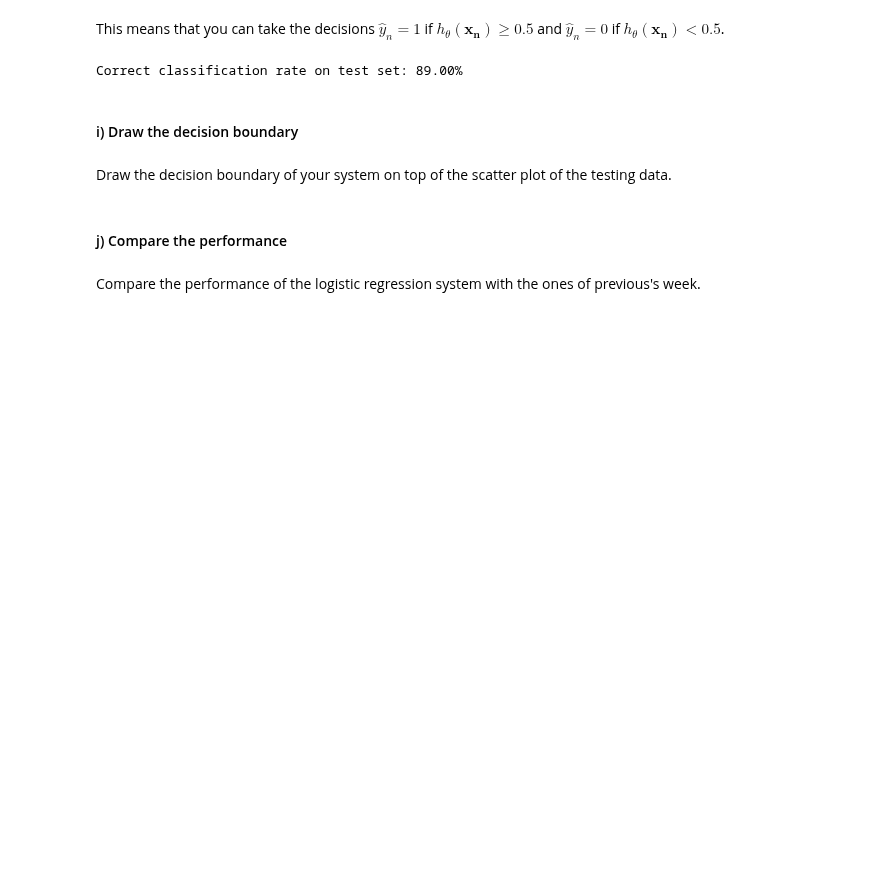
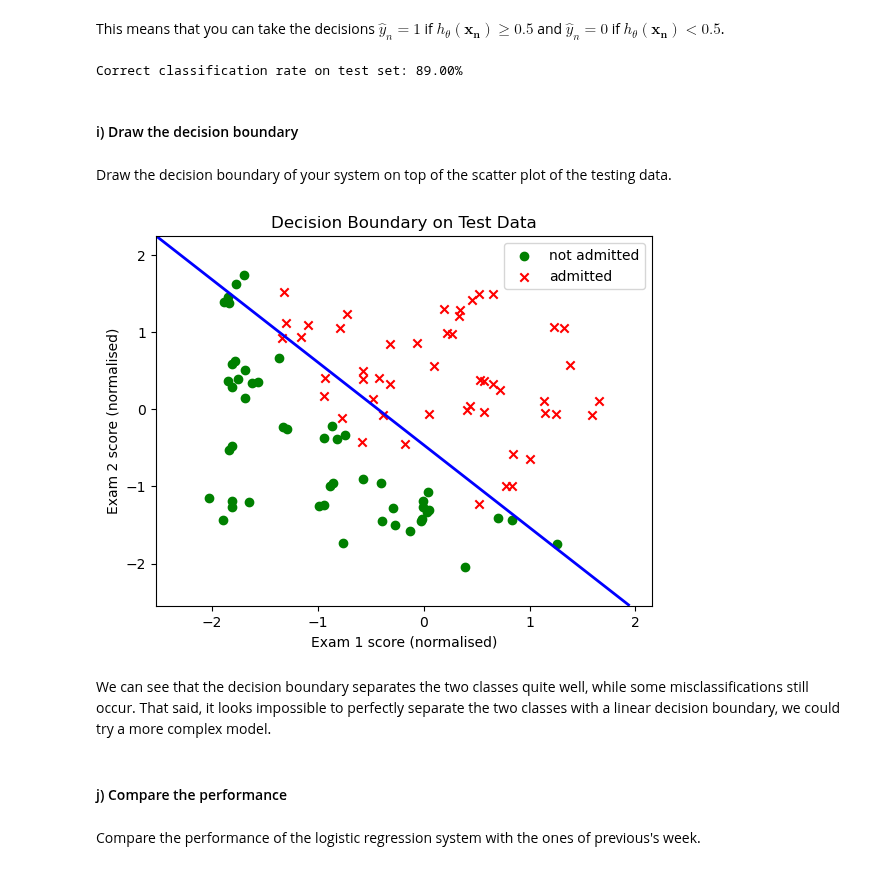
Before and after one commit to evarayHEIG/machle_labs, a Jupyter notebook: pw6/ex1-logistic-regression/ex1-logistic-regression-stud.ipynb, the cells around one changed output. Cells and saved outputs as stored; diff of their text form; code cells hidden in the pictures; blank space fills up the shorter version.

```diff
--- a/pw6/ex1-logistic-regression/ex1-logistic-regression-stud.ipynb
+++ b/pw6/ex1-logistic-regression/ex1-logistic-regression-stud.ipynb
@@ -185,6 +188,30 @@ Correct classification rate on test set: 89.00%
 #### i) Draw the decision boundary
 # %% [markdown]
 Draw the decision boundary of your system on top of the scatter plot of the testing data.
+# %%
+# Display test data
+plt.scatter(X_test[y_test==0][:,1], X_test[y_test==0][:,2], color='green', label='not admitted')
+plt.scatter(X_test[y_test==1][:,1], X_test[y_test==1][:,2], marker='x', color='red', label='admitted')
+
+# Grid for decision boundary
+x1_min, x1_max = X_test[:,1].min()-0.5, X_test[:,1].max()+0.5
+x2_min, x2_max = X_test[:,2].min()-0.5, X_test[:,2].max()+0.5
+grid_x1, grid_x2 = np.meshgrid(np.linspace(x1_min, x1_max, 200), np.linspace(x2_min, x2_max, 200))
+
+# Compute decision boundary
+decision_line = sigmoid(theta[0] + theta[1] * grid_x1 + theta[2] * grid_x2)
+
+# Plot decision boundary
+plt.contour(grid_x1, grid_x2, decision_line, levels=[0.5], linewidths=2, colors='blue')
+plt.xlabel('Exam 1 score (normalised)')
+plt.ylabel('Exam 2 score (normalised)')
+plt.title('Decision Boundary on Test Data')
+plt.legend()
+plt.show()
+# %% [output]
+[figure, added]
+# %% [markdown]
+We can see that the decision boundary separates the two classes quite well, while some misclassifications still occur. That said, it looks impossible to perfectly separate the two classes with a linear decision boundary, we could try a more complex model.
 # %% [markdown]
 #### j) Compare the performance
 # %% [markdown]
```
Also changed, not shown: parts of 4 cells of this notebook.
